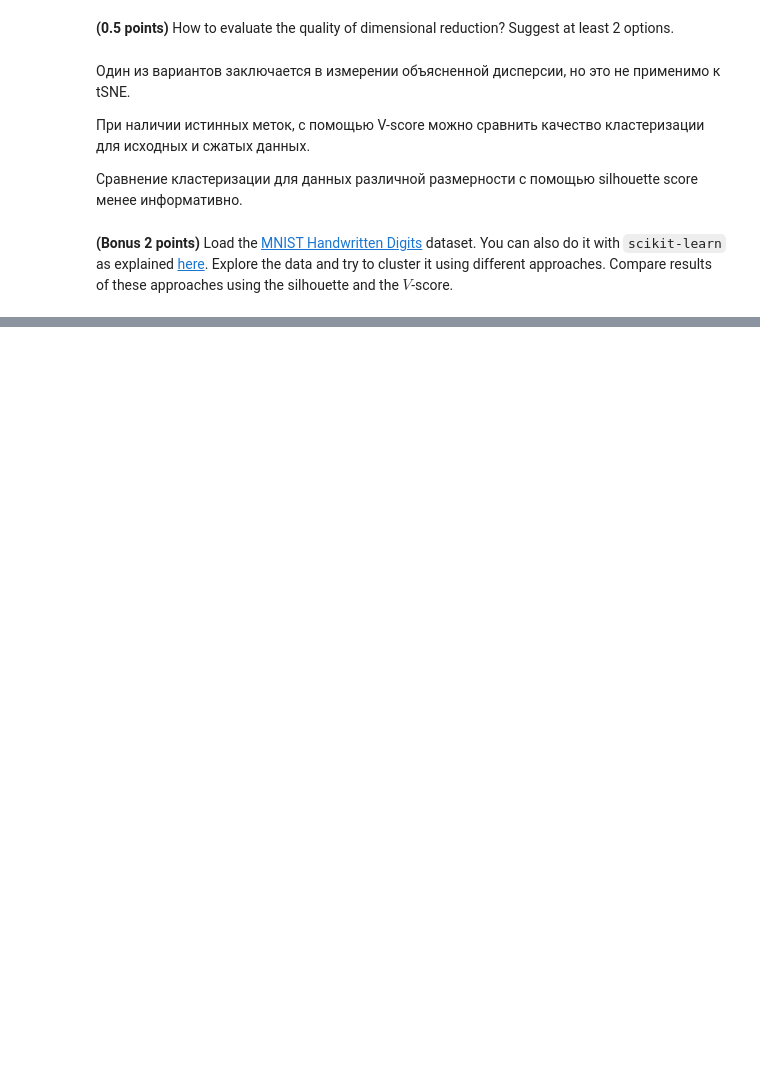
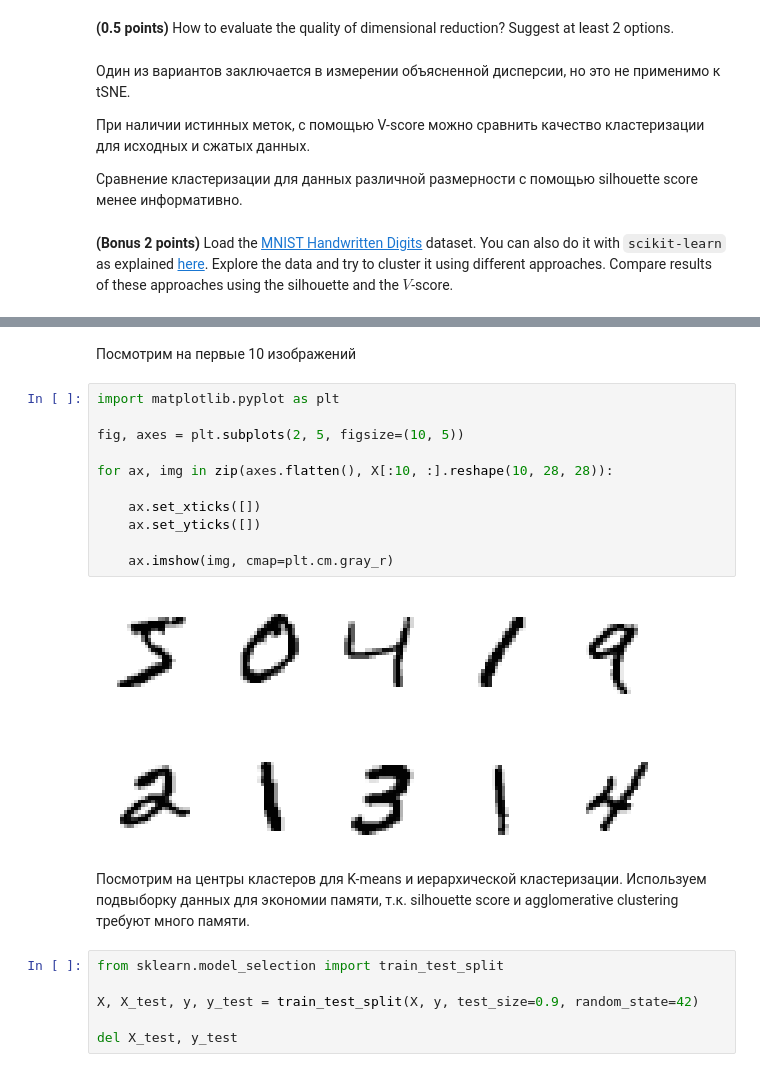
Before and after one commit to askv1/ML-1, a Jupyter notebook: clustering.ipynb, the cells around one changed output, grey strips where cells are left out. Drawn from its saved outputs; the diff is of its cells as text; blank space fills up the shorter version.

```diff
--- a/clustering.ipynb
+++ b/clustering.ipynb
@@ -538,0 +566,23 @@ K-means может при неудачной инициализации може
+# %% [markdown]
+Посмотрим на первые 10 изображений
+# %%
+import matplotlib.pyplot as plt
+
+fig, axes = plt.subplots(2, 5, figsize=(10, 5))
+
+for ax, img in zip(axes.flatten(), X[:10, :].reshape(10, 28, 28)):
+
+    ax.set_xticks([])
+    ax.set_yticks([])
+
+    ax.imshow(img, cmap=plt.cm.gray_r)
+# %% [output]
+[figure, added]
+# %% [markdown]
+Посмотрим на центры кластеров для K-means и иерархической кластеризации. Используем подвыборку данных для экономии памяти, т.к. silhouette score и agglomerative clustering требуют много памяти.
+# %%
+from sklearn.model_selection import train_test_split
+
+X, X_test, y, y_test = train_test_split(X, y, test_size=0.9, random_state=42)
+
+del X_test, y_test
```
Also changed, not shown: parts of 24 cells of this notebook.
